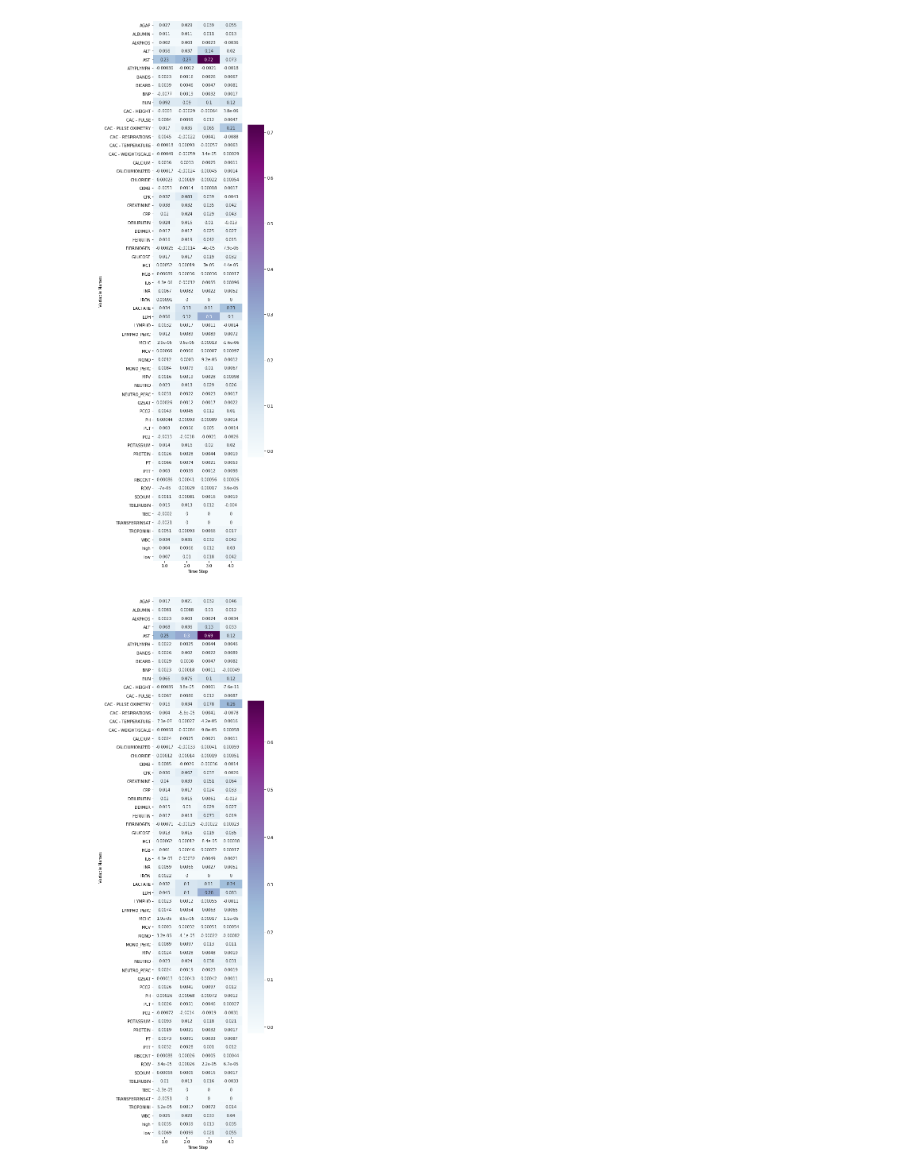
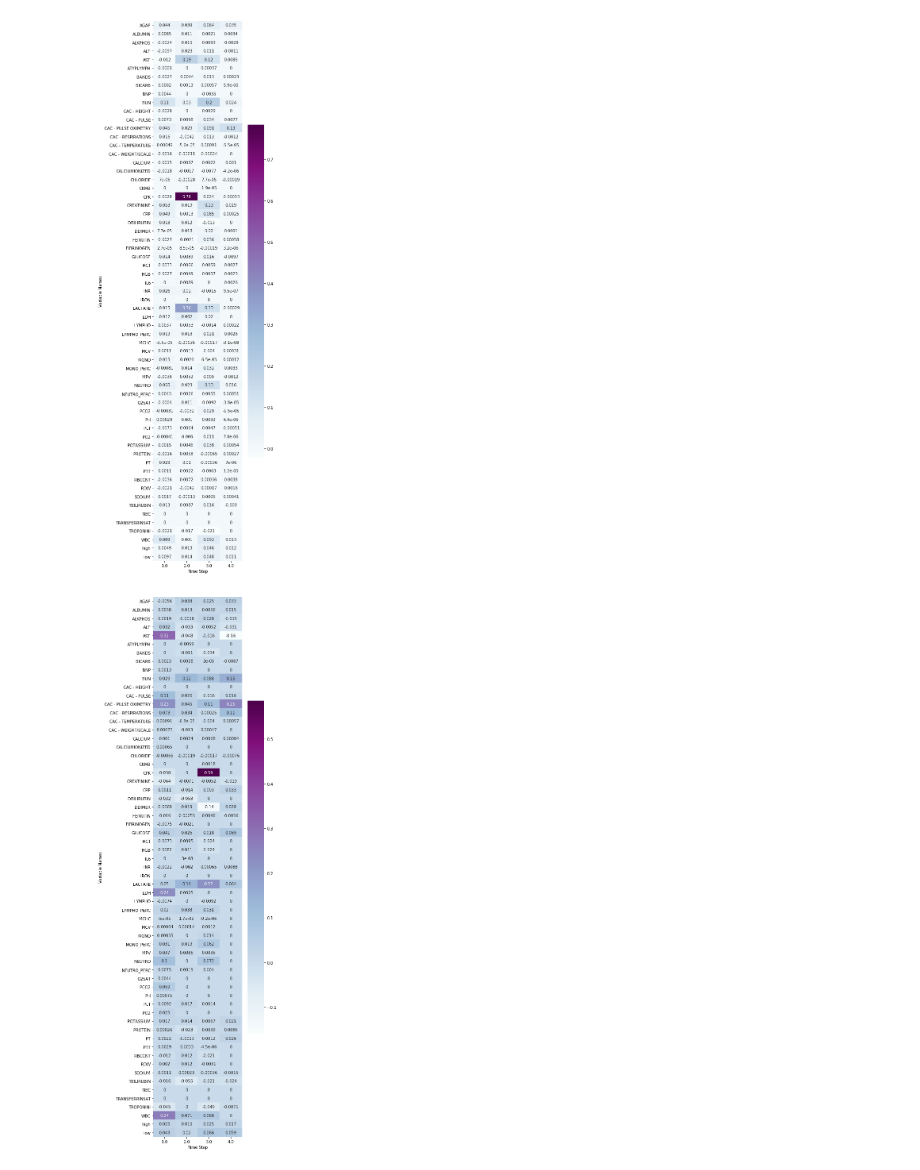
Before and after one commit to Tingyiwanyan/Contrastive_Learning_For_Covid, a Jupyter notebook: draw_heat_map.ipynb, the cells around one changed output. Saved outputs shown, nothing was run; the diff lists cells and outputs as text; code cells hidden in the pictures.

```diff
--- a/draw_heat_map.ipynb
+++ b/draw_heat_map.ipynb
@@ -4,16 +4,16 @@ import numpy as np
 import matplotlib.pyplot as plt
 # %%
 import pandas as pd
-heat = pd.read_csv("retain_cl_24h_death_full_data_heat_map.csv")
+heat = pd.read_csv("retain_cl_24h_death_7_data_heat_map.csv")
 heat_map = heat.pivot("Variable Names","Time Step","Contribution Scores")
 fig = plt.figure(figsize=(5,25))
 heat_ = sns.heatmap(heat_map,annot=True,cmap='BuPu')
 # %% [output]
-[figure, old version]
+[figure, new version]
 # %%
-heat = pd.read_csv("retain_ce_24h_death_full_data_heat_map.csv")
+heat = pd.read_csv("retain_ce_24h_death_7_data_heat_map.csv")
 heat_map = heat.pivot("Variable Names","Time Step","Contribution Scores")
 fig = plt.figure(figsize=(5,25))
 heat_ = sns.heatmap(heat_map,annot=True,cmap='BuPu')
 # %% [output]
-[figure, old version]
+[figure, new version]
```
Also changed, not shown: 2 other files.
